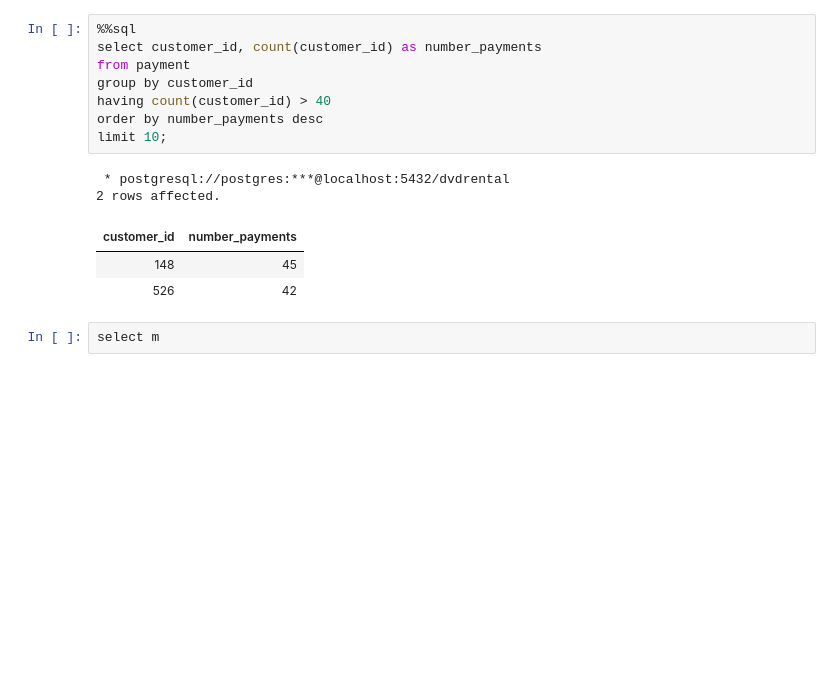
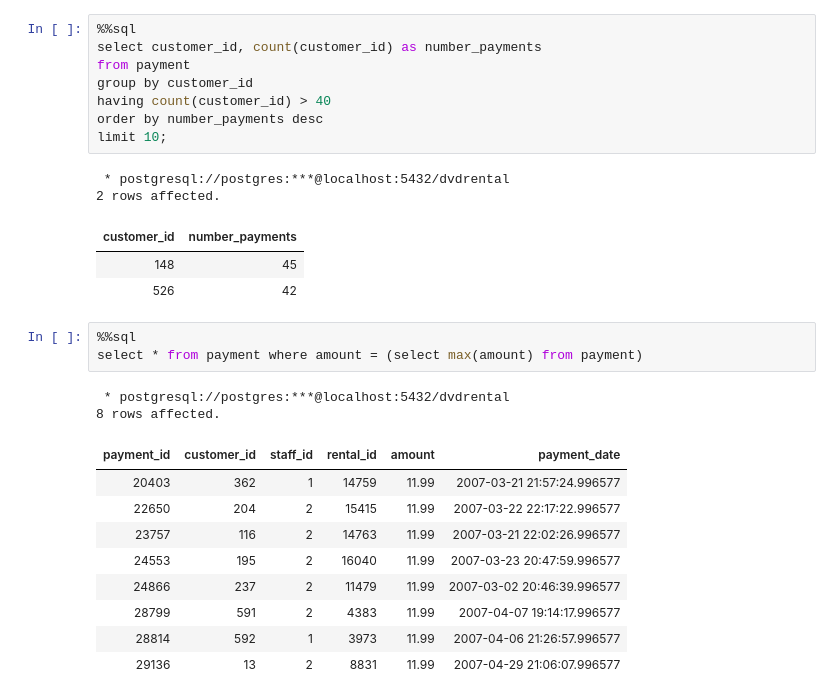
Before and after one commit to chanhchuachin/devops-images, a Jupyter notebook: grow/postgres/note.ipynb, the cells around one changed output. Cells and saved outputs as stored; diff of their text form; blank space fills up the shorter version.

```diff
--- a/grow/postgres/note.ipynb
+++ b/grow/postgres/note.ipynb
@@ -52,5 +48,18 @@ limit 10;
 | customer_id | number_payments |
 | 148 | 45 |
 | 526 | 42 |
-# %%
-select m
+# %%
+%%sql
+select * from payment where amount = (select max(amount) from payment)
+# %% [output]
+ * postgresql://postgres:***@localhost:5432/dvdrental
+8 rows affected.
+| payment_id | customer_id | staff_id | rental_id | amount | payment_date |
+| 20403 | 362 | 1 | 14759 | 11.99 | 2007-03-21 21:57:24.996577 |
+| 22650 | 204 | 2 | 15415 | 11.99 | 2007-03-22 22:17:22.996577 |
+| 23757 | 116 | 2 | 14763 | 11.99 | 2007-03-21 22:02:26.996577 |
+| 24553 | 195 | 2 | 16040 | 11.99 | 2007-03-23 20:47:59.996577 |
+| 24866 | 237 | 2 | 11479 | 11.99 | 2007-03-02 20:46:39.996577 |
+| 28799 | 591 | 2 | 4383 | 11.99 | 2007-04-07 19:14:17.996577 |
+| 28814 | 592 | 1 | 3973 | 11.99 | 2007-04-06 21:26:57.996577 |
+| 29136 | 13 | 2 | 8831 | 11.99 | 2007-04-29 21:06:07.996577 |
```
Also changed, not shown: parts of 23 cells of this notebook.
